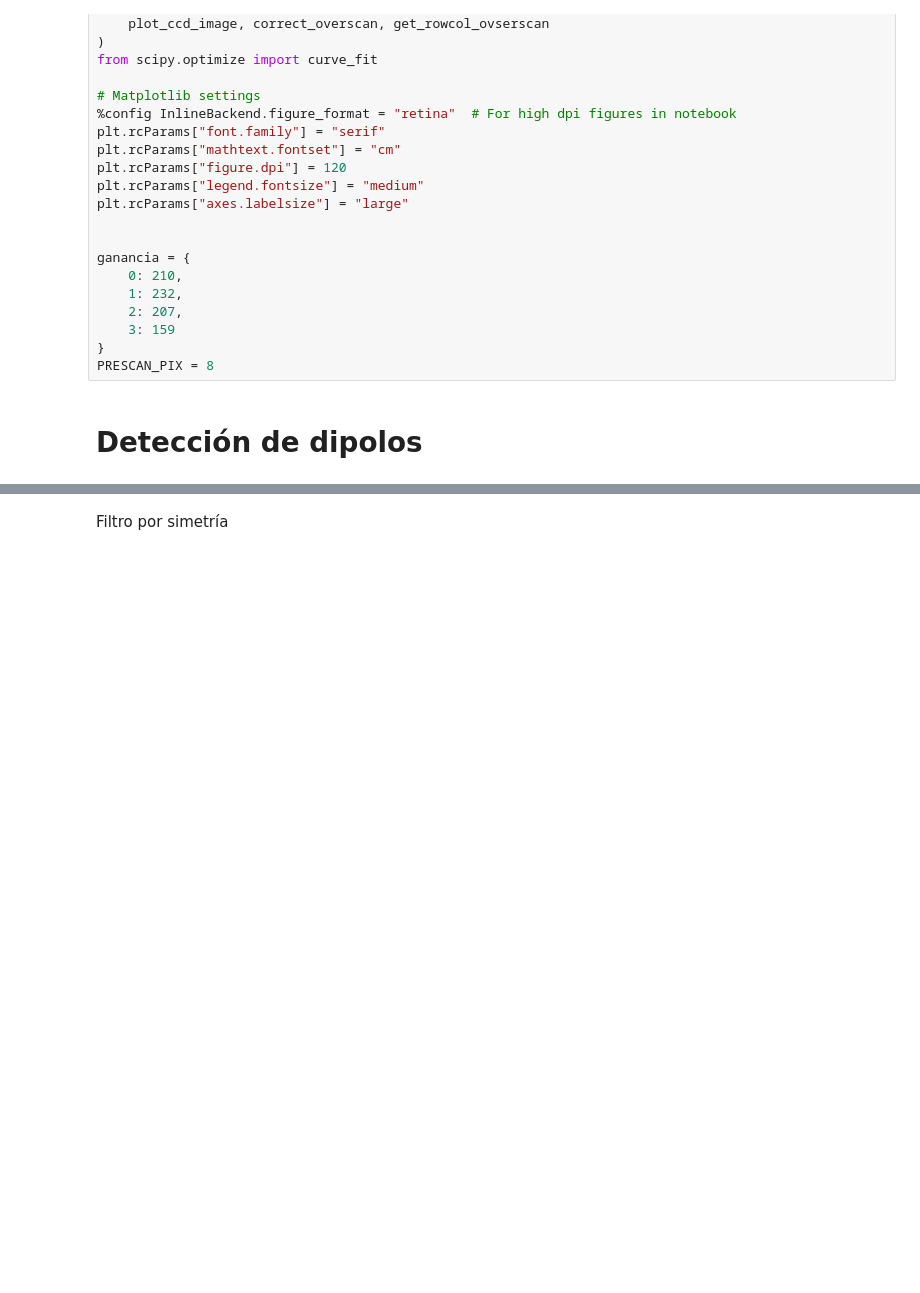
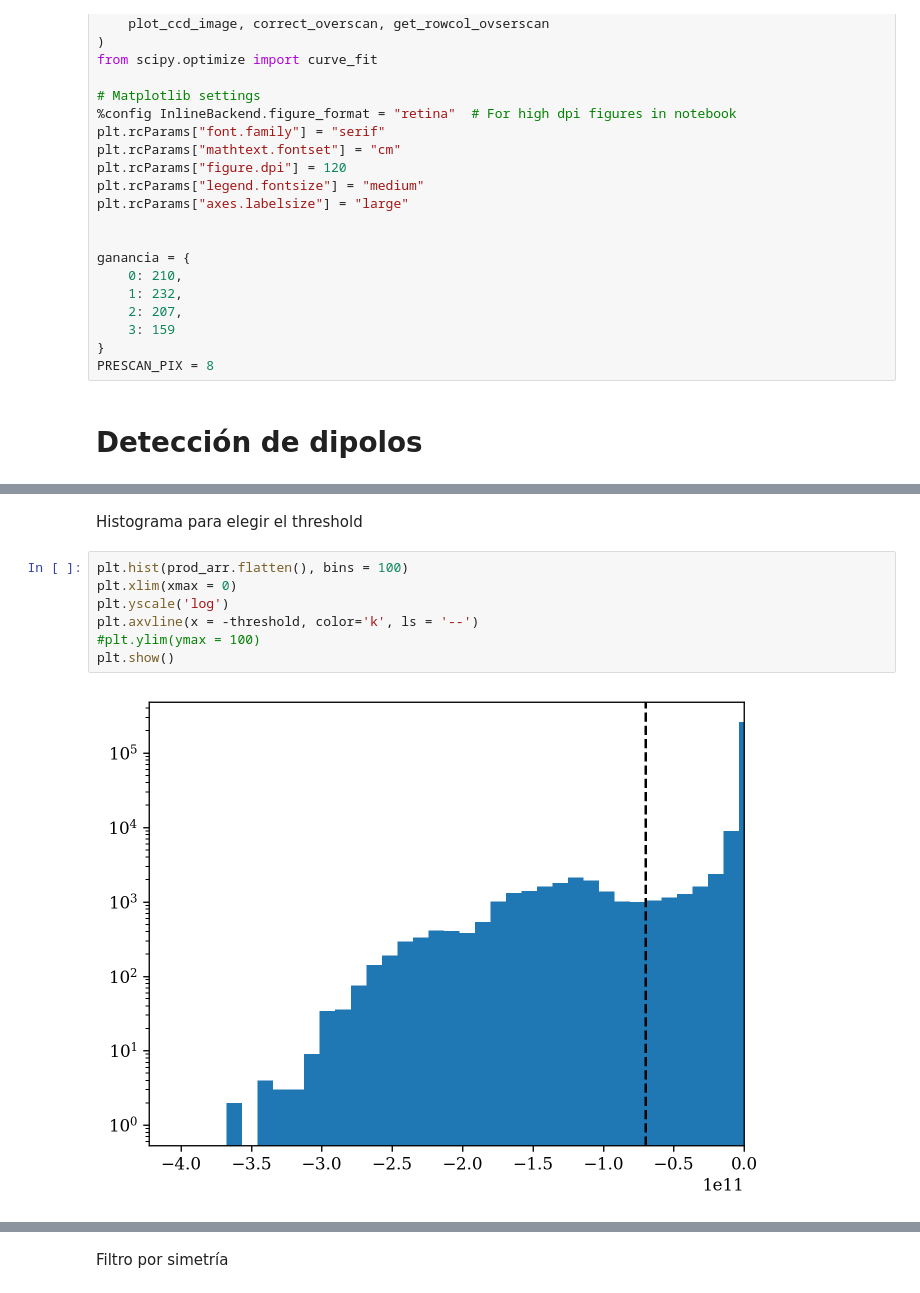
Before and after one commit to agustinbrusco/LAMBDA_Hub, a Jupyter notebook: skipper_image_analysis/pocket_analysis.ipynb, the cells around one changed output, grey strips where cells are left out. Saved outputs shown, nothing was run; the diff lists cells and outputs as text; blank space fills up the shorter version.

```diff
--- a/skipper_image_analysis/pocket_analysis.ipynb
+++ b/skipper_image_analysis/pocket_analysis.ipynb
@@ -97,3 +97,14 @@ print(len(coordenadas_trampas))
+# %% [markdown]
+Histograma para elegir el threshold
+# %%
+plt.hist(prod_arr.flatten(), bins = 100)
+plt.xlim(xmax = 0)
+plt.yscale('log')
+plt.axvline(x = -threshold, color='k', ls = '--')
+#plt.ylim(ymax = 100)
+plt.show()
+# %% [output]
+[figure, added]
 # %%
 plt.close('all')
 %matplotlib inline
```
Also changed, not shown: parts of 4 cells of this notebook.
